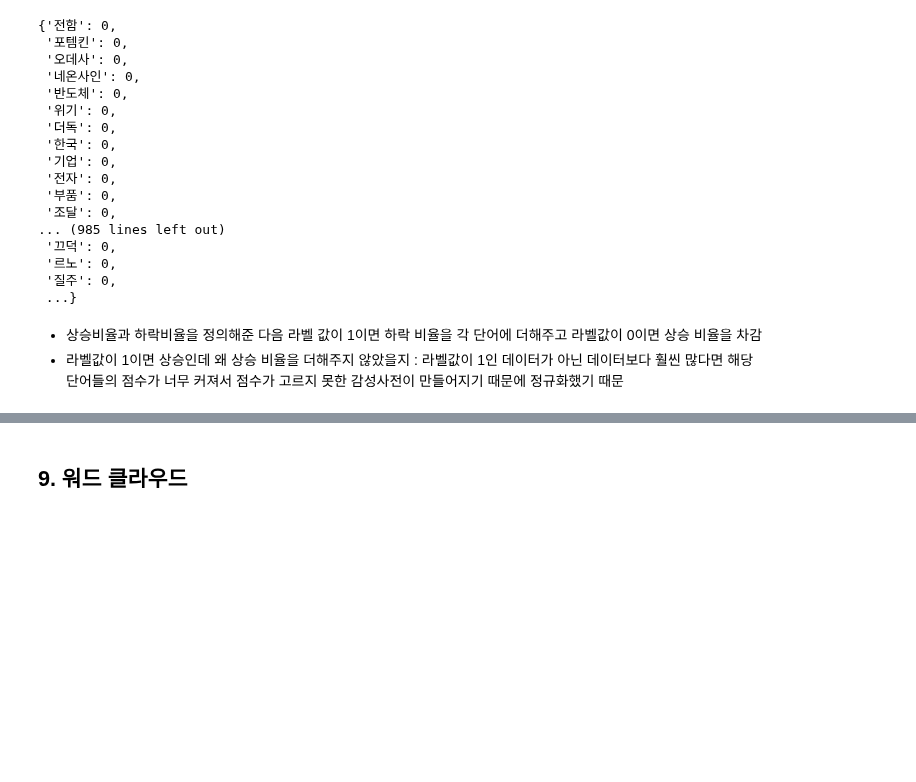
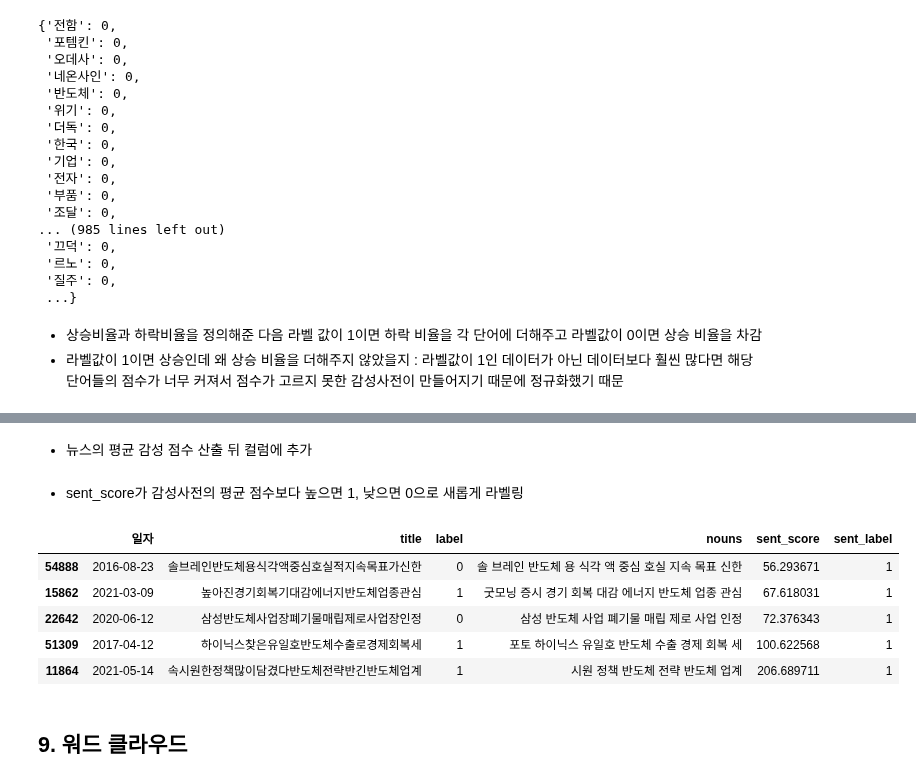
Before and after one commit to youngai1112/HK_Project, a Jupyter notebook: 7.1_뉴스데이터감성분석/01_뉴스데이터감성분석.ipynb, the cells around one changed output, grey strips where cells are left out. Drawn from its saved outputs; the diff is of its cells as text; code cells hidden in the pictures; blank space fills up the shorter version.

Commit message:
sent_score labeling

```diff
--- a/7.1_뉴스데이터감성분석/01_뉴스데이터감성분석.ipynb
+++ b/7.1_뉴스데이터감성분석/01_뉴스데이터감성분석.ipynb
@@ -589,3 +610,43 @@ for i,w in enumerate(train_data['nouns']):
+# %% [markdown]
+- 뉴스의 평균 감성 점수 산출 뒤 컬럼에 추가
+# %%
+total = []
+for i,w  in enumerate(train_data['nouns']):
+    sent_score = 0
+    w= w.split(' ')
+    for j in w:
+        if(len(j)<=1):
+          continue
+        elif(j not in vocab):
+          continue
+        else:
+          sent_score = sent_score + vocab[j]
+    total.append(sent_score/len(w))
+train_data['sent_score'] = total
+# %% [markdown]
+- sent_score가 감성사전의 평균 점수보다 높으면 1, 낮으면 0으로 새롭게 라벨링
+# %%
+sum = 0
+for i in range(len(vocab)):
+  sum = sum + list(vocab.values())[i]
+sent_mean = sum/len(vocab)
+
+a_ = []
+for i in range(len(train_data)):
+  if(train_data.iloc[i]['sent_score']>sent_mean):
+    a_.append(1)
+  else:
+    a_.append(0)
+train_data['sent_label'] = a_
+# %%
+train_data.head()
+# %% [output]
+|  | 일자 | title | label | nouns | sent_score | sent_label |
+| 54888 | 2016-08-23 | 솔브레인반도체용식각액중심호실적지속목표가신한 | 0 | 솔 브레인 반도체 용 식각 액 중심 호실 지속 목표 신한 | 56.293671 | 1 |
+| 15862 | 2021-03-09 | 높아진경기회복기대감에너지반도체업종관심 | 1 | 굿모닝 증시 경기 회복 대감 에너지 반도체 업종 관심 | 67.618031 | 1 |
+| 22642 | 2020-06-12 | 삼성반도체사업장폐기물매립제로사업장인정 | 0 | 삼성 반도체 사업 폐기물 매립 제로 사업 인정 | 72.376343 | 1 |
+| 51309 | 2017-04-12 | 하이닉스찾은유일호반도체수출로경제회복세 | 1 | 포토 하이닉스 유일호 반도체 수출 경제 회복 세 | 100.622568 | 1 |
+| 11864 | 2021-05-14 | 속시원한정책많이담겼다반도체전략반긴반도체업계 | 1 | 시원 정책 반도체 전략 반도체 업계 | 206.689711 | 1 |
 # %% [markdown]
 ## 9. 워드 클라우드
 # %% [markdown]
```
Also changed, not shown: parts of 1 cell of this notebook.
